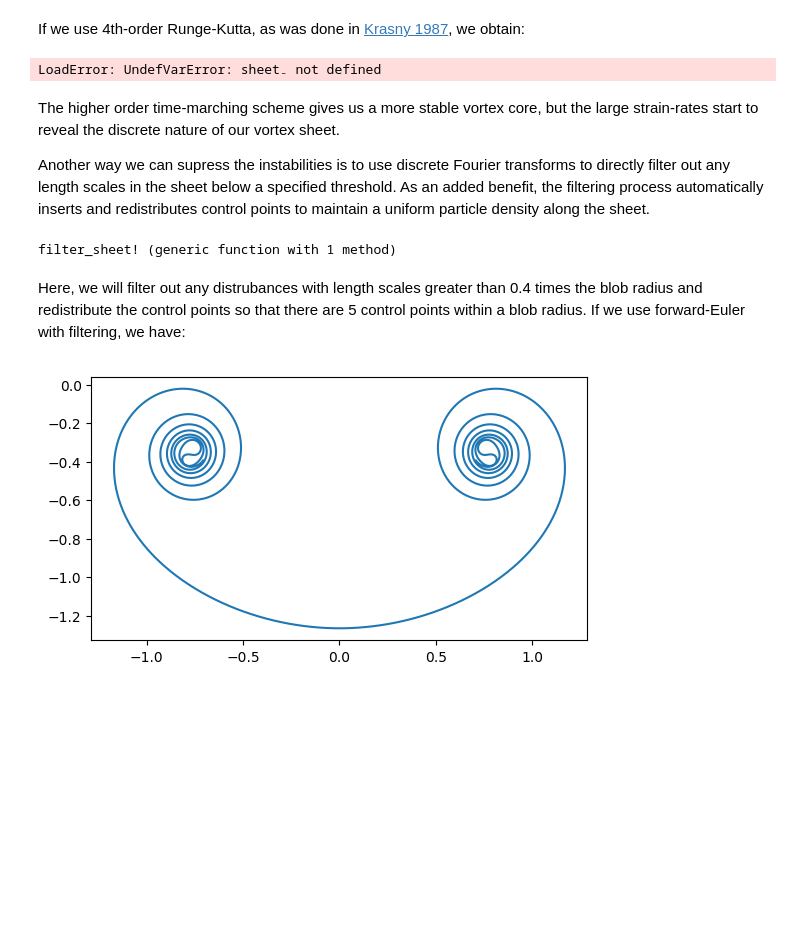
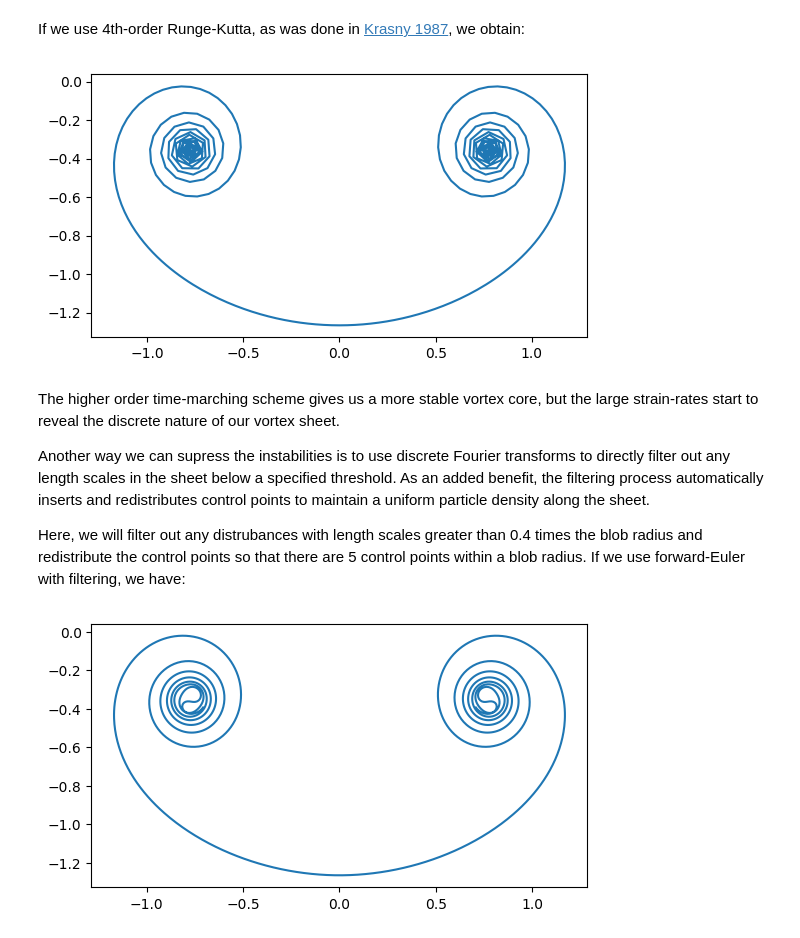
Before and after one commit to darwindarak/PotentialFlow.jl, a Jupyter notebook: examples/Vortex Sheet Roll-up.ipynb, the cells around one changed output. Drawn from its saved outputs; the diff is of its cells as text; code cells hidden in the pictures; blank space fills up the shorter version.

```diff
--- a/examples/Vortex Sheet Roll-up.ipynb
+++ b/examples/Vortex Sheet Roll-up.ipynb
@@ -39,9 +39,11 @@ sheet = Vortex.Sheet(zs, Γs, δ)
 w = allocate_velocity(sheet);
 
 for t in 0.0:Δt:1.0
-    reset_velocity!(w, sheet)
-    self_induce_velocity!(w, sheet)
-    advect!(sheet, sheet, w, Δt)
+    forward_euler!(sheet, sheet, t, Δt, compute_ẋ!, advect!, w)
+    # which does the same thing as:
+    #     reset_velocity!(w, sheet)
+    #     self_induce_velocity!(w, sheet)
+    #     advect!(sheet, sheet, w, Δt)
 end
 plot_sheet(sheet);
 # %% [output]
@@ -50,9 +52,7 @@ plot_sheet(sheet);
 which seems to work just fine.  But over a longer time interval, instabilities in the sheet start to show, resulting in sheet segments that overlap with each other:
 # %%
 for t in 1.01:Δt:4.0
-    reset_velocity!(w, sheet)
-    self_induce_velocity!(w, sheet)
-    advect!(sheet, sheet, w, Δt)
+    forward_euler!(sheet, sheet, t, Δt, compute_ẋ!, advect!, w)
 end
 plot_sheet(sheet);
 # %% [output]
@@ -61,30 +61,22 @@ plot_sheet(sheet);
 If we use 4th-order Runge-Kutta, as was done in [Krasny 1987](https://doi.org/10.1017/S0022112087002830), we obtain:
 # %%
 sheet  = Vortex.Sheet(zs, Γs, δ)
-sheet₊ = deepcopy(sheet₋)
+sheet₊ = deepcopy(sheet)
 
-ẋs = [allocate_velocity(sheet₋) for k in 1:4]
+ẋs = [allocate_velocity(sheet) for k in 1:4]
 for t in 0:Δt:4.0
     rk4!(sheet₊, sheet, t, Δt, compute_ẋ!, advect!, ẋs)
     sheet₊, sheet = sheet, sheet₊
 end
 plot_sheet(sheet);
 # %% [output]
-LoadError: UndefVarError: sheet₋ not defined
+[figure, added]
 # %% [markdown]
 The higher order time-marching scheme gives us a more stable vortex core, but the large strain-rates start to reveal the discrete nature of our vortex sheet.
 
 Another way we can supress the instabilities is to use discrete Fourier transforms to directly filter out any length scales in the sheet below a specified threshold.  As an added benefit, the filtering process automatically inserts and redistributes control points to maintain a uniform particle density along the sheet.
+
+Here, we will filter out any distrubances with length scales greater than 0.4 times the blob radius and redistribute the control points so that there are 5 control points within a blob radius.  If we use forward-Euler with filtering, we have:
-# %%
-function filter_sheet!(sheet, Δs, Δf)
-    zs = Vortex.position.(sheet.blobs)
-    zs, (Γs,) = Vortex.Sheets.filter_by_arclength(zs, Δs, Δf, sheet.Γs)
-    Vortex.Sheets.remesh!(sheet, zs, Γs)
-end
-# %% [output]
-filter_sheet! (generic function with 1 method)
-# %% [markdown]
-Here, we will filter out any distrubances with length scales greater than 0.4 times the blob radius and redistribute the control points so that there are 5 control points within a blob radius.  If we use forward-Euler with filtering, we have:
 # %%
 sheet₊ = Vortex.Sheet(zs, Γs, δ)
 ẋ = allocate_velocity(sheet)
```
Also changed, not shown: parts of 2 cells of this notebook, 2 other files.
